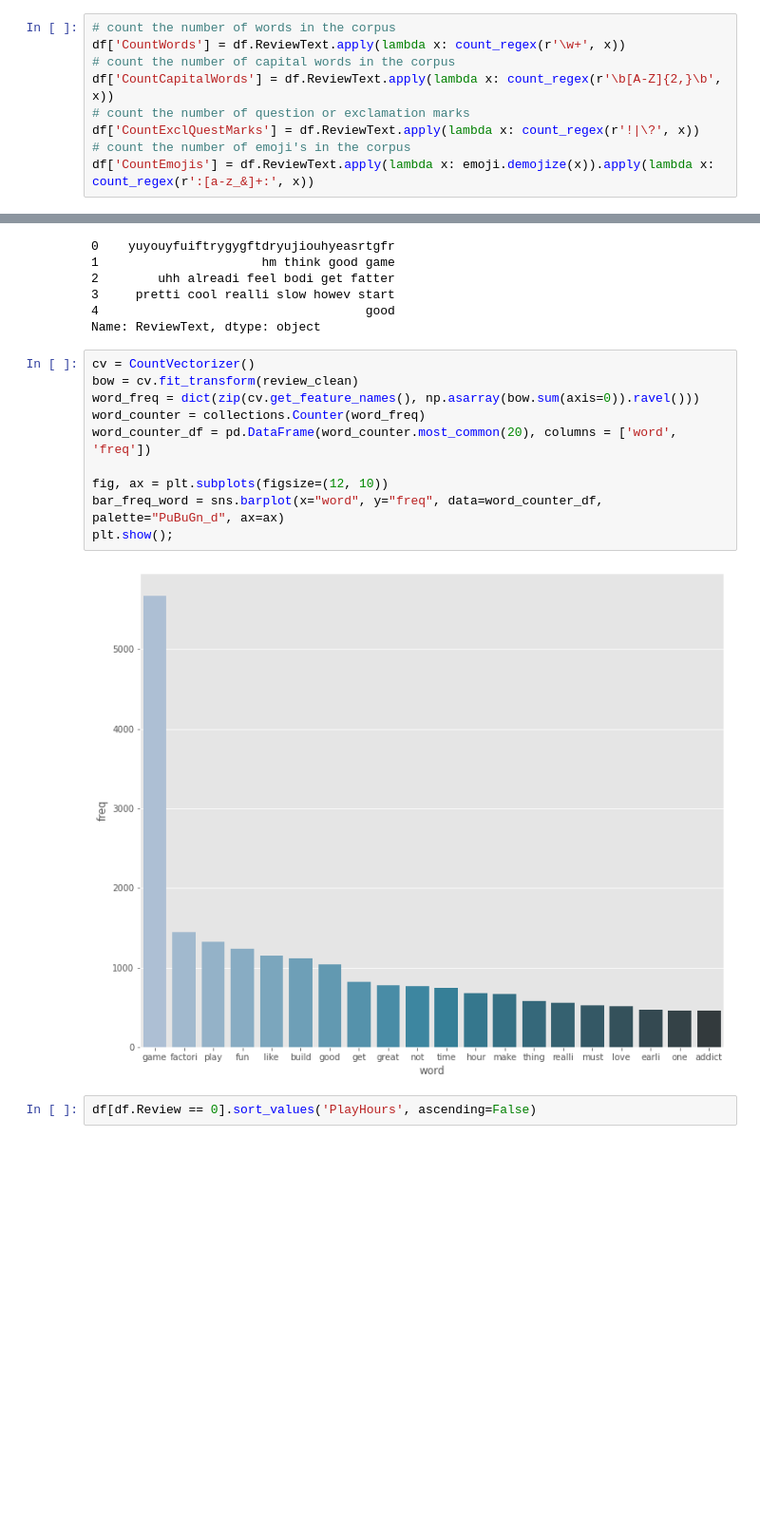
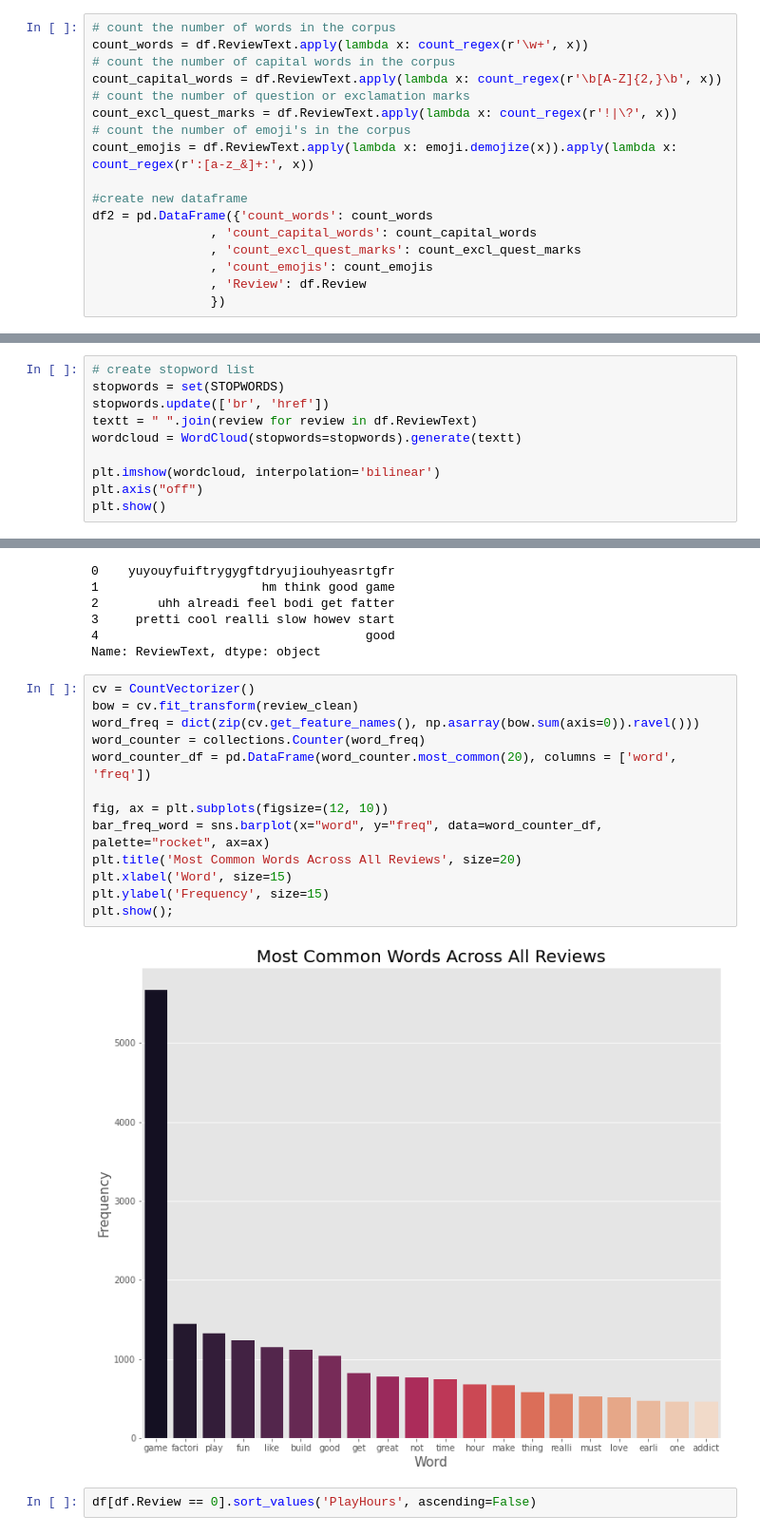
Before and after one commit to KatyaZeross/A-Satisfactory-Project, a Jupyter notebook: data-preprocessing.ipynb, the cells around one changed output, grey strips where cells are left out. Shown: that part at 95% size. Cells and saved outputs as stored; diff of their text form; blank space fills up the shorter version.

```diff
--- a/data-preprocessing.ipynb
+++ b/data-preprocessing.ipynb
@@ -363,12 +366,20 @@ def count_regex(pattern, text):
     return len(re.findall(pattern, text))
 # %%
 # count the number of words in the corpus
-df['CountWords'] = df.ReviewText.apply(lambda x: count_regex(r'\w+', x))
+count_words = df.ReviewText.apply(lambda x: count_regex(r'\w+', x))
 # count the number of capital words in the corpus
-df['CountCapitalWords'] = df.ReviewText.apply(lambda x: count_regex(r'\b[A-Z]{2,}\b', x))
+count_capital_words = df.ReviewText.apply(lambda x: count_regex(r'\b[A-Z]{2,}\b', x))
 # count the number of question or exclamation marks
-df['CountExclQuestMarks'] = df.ReviewText.apply(lambda x: count_regex(r'!|\?', x))
+count_excl_quest_marks = df.ReviewText.apply(lambda x: count_regex(r'!|\?', x))
 # count the number of emoji's in the corpus
-df['CountEmojis'] = df.ReviewText.apply(lambda x: emoji.demojize(x)).apply(lambda x: count_regex(r':[a-z_&]+:', x))
+count_emojis = df.ReviewText.apply(lambda x: emoji.demojize(x)).apply(lambda x: count_regex(r':[a-z_&]+:', x))
+
+#create new dataframe
+df2 = pd.DataFrame({'count_words': count_words
+                , 'count_capital_words': count_capital_words
+                , 'count_excl_quest_marks': count_excl_quest_marks
+                , 'count_emojis': count_emojis
+                , 'Review': df.Review
+                })
 # %%
 # sanity check
@@ -452,0 +452,10 @@ We'll instantiate a few helper functions once again, in order to smooth the proc
+# %%
+# create stopword list
+stopwords = set(STOPWORDS)
+stopwords.update(['br', 'href'])
+textt = " ".join(review for review in df.ReviewText)
+wordcloud = WordCloud(stopwords=stopwords).generate(textt)
+
+plt.imshow(wordcloud, interpolation='bilinear')
+plt.axis("off")
+plt.show()
@@ -503,15 +530,18 @@ Name: ReviewText, dtype: object
 # %%
 cv = CountVectorizer()
 bow = cv.fit_transform(review_clean)
 word_freq = dict(zip(cv.get_feature_names(), np.asarray(bow.sum(axis=0)).ravel()))
 word_counter = collections.Counter(word_freq)
 word_counter_df = pd.DataFrame(word_counter.most_common(20), columns = ['word', 'freq'])
 
 fig, ax = plt.subplots(figsize=(12, 10))
-bar_freq_word = sns.barplot(x="word", y="freq", data=word_counter_df, palette="PuBuGn_d", ax=ax)
+bar_freq_word = sns.barplot(x="word", y="freq", data=word_counter_df, palette="rocket", ax=ax)
+plt.title('Most Common Words Across All Reviews', size=20)
+plt.xlabel('Word', size=15)
+plt.ylabel('Frequency', size=15)
 plt.show();
 # %% [output]
-[figure, old version]
+[figure, new version]
 # %%
 df[df.Review == 0].sort_values('PlayHours', ascending=False)
 # %% [output]
```
Also changed, not shown: parts of 11 cells of this notebook.
